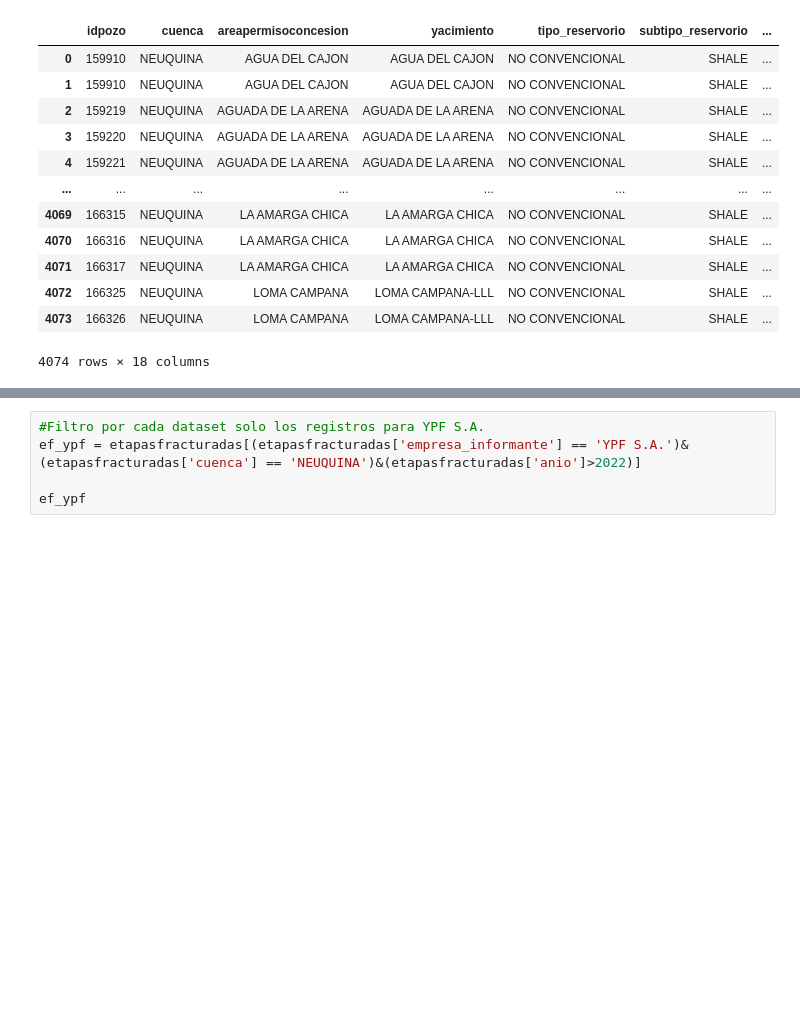
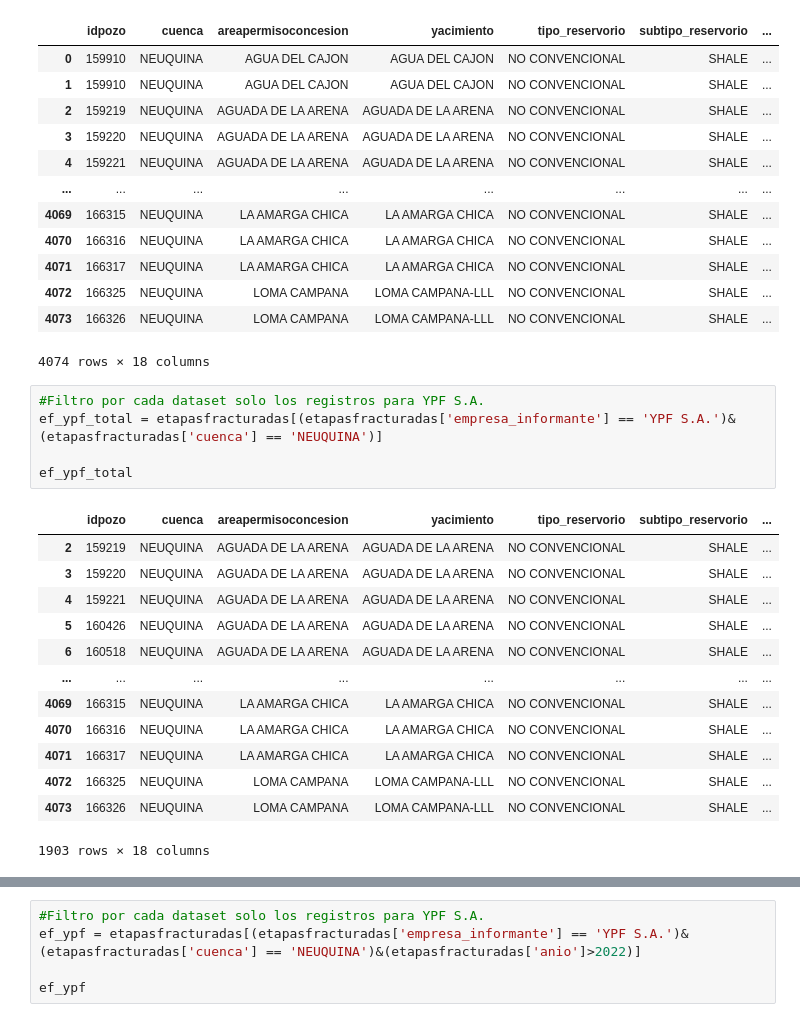
Before and after one commit to antonellafontanetto/Etapas-Fracturadas---YPF, a Jupyter notebook: Etapas_Fracturadas_de_YPF.ipynb, the cells around one changed output, grey strips where cells are left out. Drawn from its saved outputs; the diff is of its cells as text; blank space fills up the shorter version.

```diff
--- a/Etapas_Fracturadas_de_YPF.ipynb
+++ b/Etapas_Fracturadas_de_YPF.ipynb
@@ -33,3 +33,22 @@ etapasfracturadas
 | 4072 | 166325 | NEUQUINA | LOMA CAMPANA | LOMA CAMPANA-LLL | NO CONVENCIONAL | SHALE | ... |
 | 4073 | 166326 | NEUQUINA | LOMA CAMPANA | LOMA CAMPANA-LLL | NO CONVENCIONAL | SHALE | ... |
 4074 rows × 18 columns
+# %%
+#Filtro por cada dataset solo los registros para YPF S.A.
+ef_ypf_total = etapasfracturadas[(etapasfracturadas['empresa_informante'] == 'YPF S.A.')&(etapasfracturadas['cuenca'] == 'NEUQUINA')]
+
+ef_ypf_total
+# %% [output]
+|  | idpozo | cuenca | areapermisoconcesion | yacimiento | tipo_reservorio | subtipo_reservorio | ... |
+| 2 | 159219 | NEUQUINA | AGUADA DE LA ARENA | AGUADA DE LA ARENA | NO CONVENCIONAL | SHALE | ... |
+| 3 | 159220 | NEUQUINA | AGUADA DE LA ARENA | AGUADA DE LA ARENA | NO CONVENCIONAL | SHALE | ... |
+| 4 | 159221 | NEUQUINA | AGUADA DE LA ARENA | AGUADA DE LA ARENA | NO CONVENCIONAL | SHALE | ... |
+| 5 | 160426 | NEUQUINA | AGUADA DE LA ARENA | AGUADA DE LA ARENA | NO CONVENCIONAL | SHALE | ... |
+| 6 | 160518 | NEUQUINA | AGUADA DE LA ARENA | AGUADA DE LA ARENA | NO CONVENCIONAL | SHALE | ... |
+| ... | ... | ... | ... | ... | ... | ... | ... |
+| 4069 | 166315 | NEUQUINA | LA AMARGA CHICA | LA AMARGA CHICA | NO CONVENCIONAL | SHALE | ... |
+| 4070 | 166316 | NEUQUINA | LA AMARGA CHICA | LA AMARGA CHICA | NO CONVENCIONAL | SHALE | ... |
+| 4071 | 166317 | NEUQUINA | LA AMARGA CHICA | LA AMARGA CHICA | NO CONVENCIONAL | SHALE | ... |
+| 4072 | 166325 | NEUQUINA | LOMA CAMPANA | LOMA CAMPANA-LLL | NO CONVENCIONAL | SHALE | ... |
+| 4073 | 166326 | NEUQUINA | LOMA CAMPANA | LOMA CAMPANA-LLL | NO CONVENCIONAL | SHALE | ... |
+1903 rows × 18 columns
```
Also changed, not shown: parts of 2 cells of this notebook.
